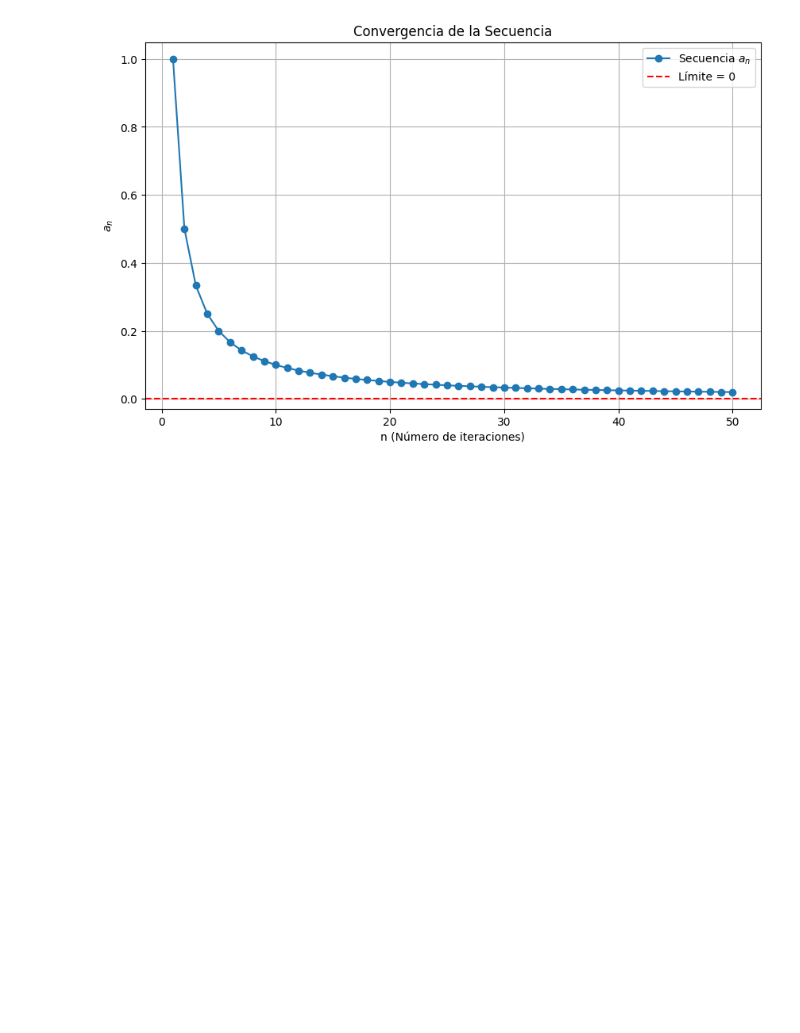
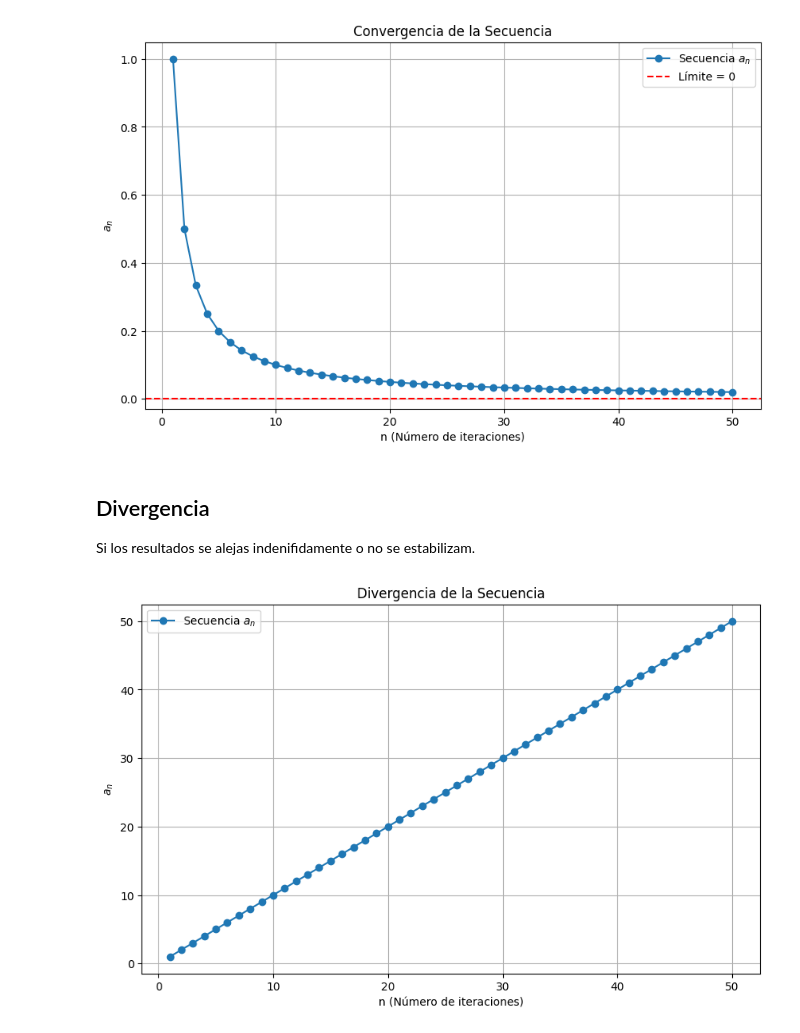
Before and after one commit to Iexvas/Metodos_Folder, a Jupyter notebook: Clase_2.ipynb, the cells around one changed output. Saved outputs shown, nothing was run; the diff lists cells and outputs as text; code cells hidden in the pictures; blank space fills up the shorter version.

```diff
--- a/Clase_2.ipynb
+++ b/Clase_2.ipynb
@@ -290,2 +264,29 @@ graficar_convergencia(secuencia, limite)
 # %% [output]
 [figure]
+# %% [markdown]
+## Divergencia
+Si los resultados se alejas indenifidamente o no se estabilizam.
+# %%
+import matplotlib.pyplot as plt
+import numpy as np
+
+def generar_secuencia_divergente(num_max):
+    secuencia = [ n for n in range(1, num_max +1)]
+    return secuencia
+
+def graficar_divergencia(secuencia):
+    n = np.arange(1, len(secuencia) + 1)
+    plt.figure(figsize=(10, 6))
+    plt.plot(n, secuencia, label="Secuencia $a_n$", marker="o", linestyle="-")
+    plt.title("Divergencia de la Secuencia")
+    plt.xlabel("n (Número de iteraciones)")
+    plt.ylabel("$a_n$")
+    plt.legend()
+    plt.grid()
+    plt.show()
+
+num_max = 50
+secuencia = generar_secuencia_divergente(num_max)
+graficar_divergencia(secuencia)
+# %% [output]
+[figure, added]
```
Also changed, not shown: parts of 19 cells of this notebook.
